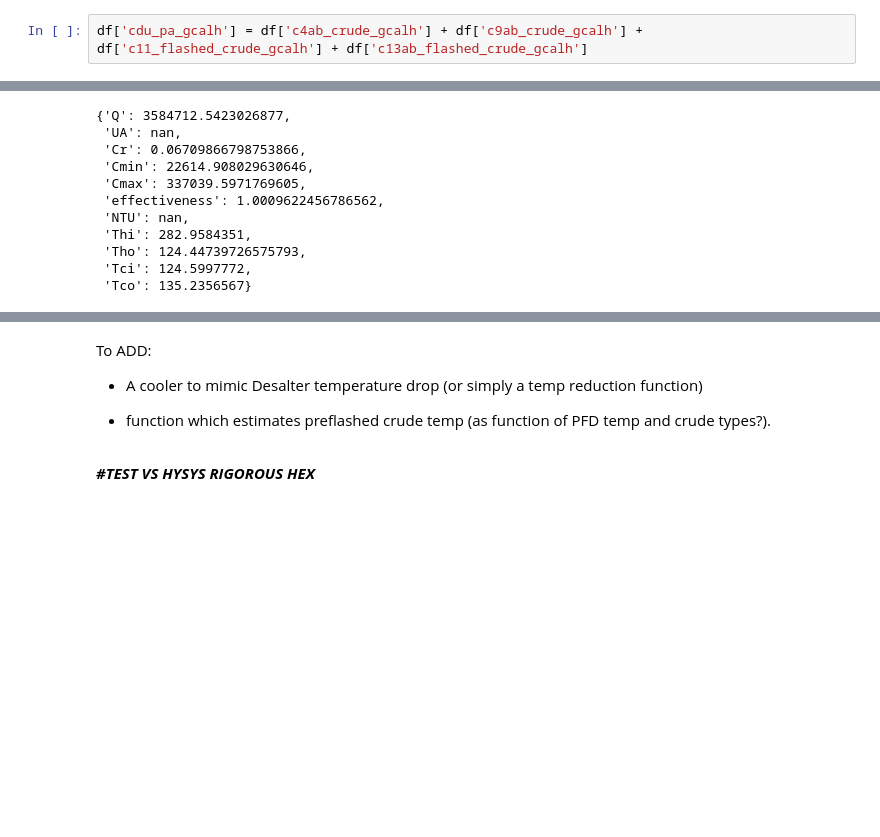
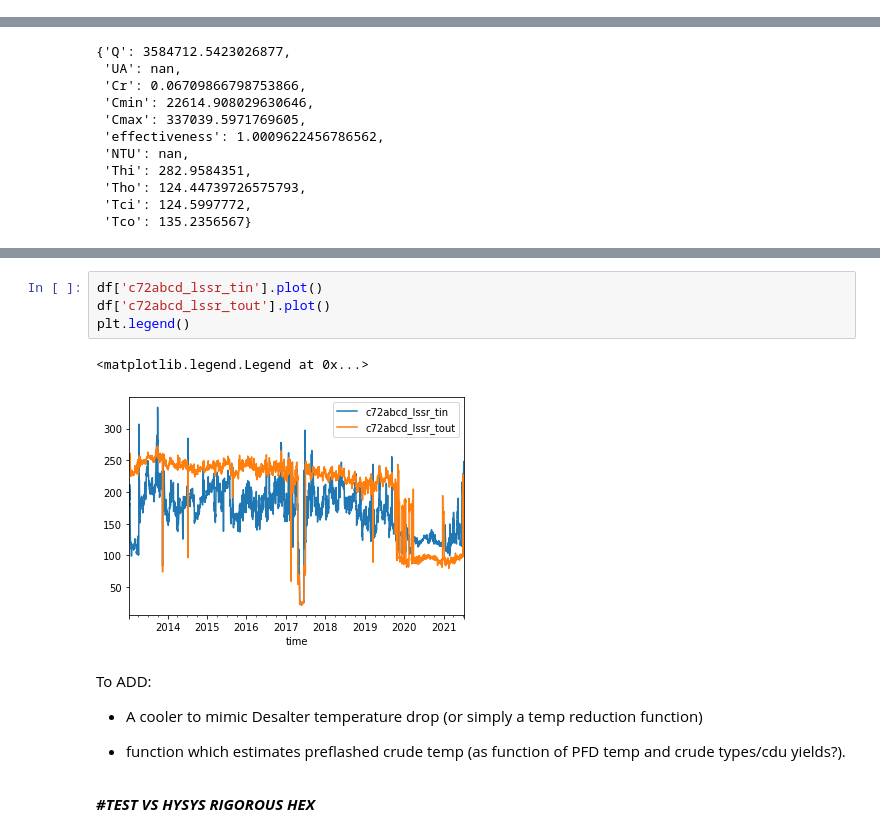
Before and after one commit to AdamPengilly/PIP_Apps, a Jupyter notebook: hexchanger/hexchanger_rev3.ipynb, the cells around one changed output, grey strips where cells are left out. Saved outputs shown, nothing was run; the diff lists cells and outputs as text; blank space fills up the shorter version.

Commit message:
about to adjust flows for crude only operation

```diff
--- a/hexchanger/hexchanger_rev3.ipynb
+++ b/hexchanger/hexchanger_rev3.ipynb
@@ -1172,5 +1142,3 @@ df['hvgo_pa_duty_gcalh'].plot(figsize=(25,5), grid=True)
-# %%
-df['cdu_pa_gcalh'] = df['c4ab_crude_gcalh'] + df['c9ab_crude_gcalh'] + df['c11_flashed_crude_gcalh'] + df['c13ab_flashed_crude_gcalh']
 # %%
 cp_min = []
 cp_max = []
@@ -2227,9 +2203,16 @@ c73ab:, 47.7
+# %%
+df['c72abcd_lssr_tin'].plot()
+df['c72abcd_lssr_tout'].plot()
+plt.legend()
+# %% [output]
+<matplotlib.legend.Legend at 0x...>
+[figure, added]
 # %% [markdown]
 To ADD:
 
 - A cooler to mimic Desalter temperature drop (or simply a temp reduction function)
 
-- function which estimates preflashed crude temp (as function of PFD temp and crude types?).
+- function which estimates preflashed crude temp (as function of PFD temp and crude types/cdu yields?).
 # %% [markdown]
 ***#TEST VS HYSYS RIGOROUS HEX***
 # %%
```
Also changed, not shown: parts of 113 cells of this notebook.
